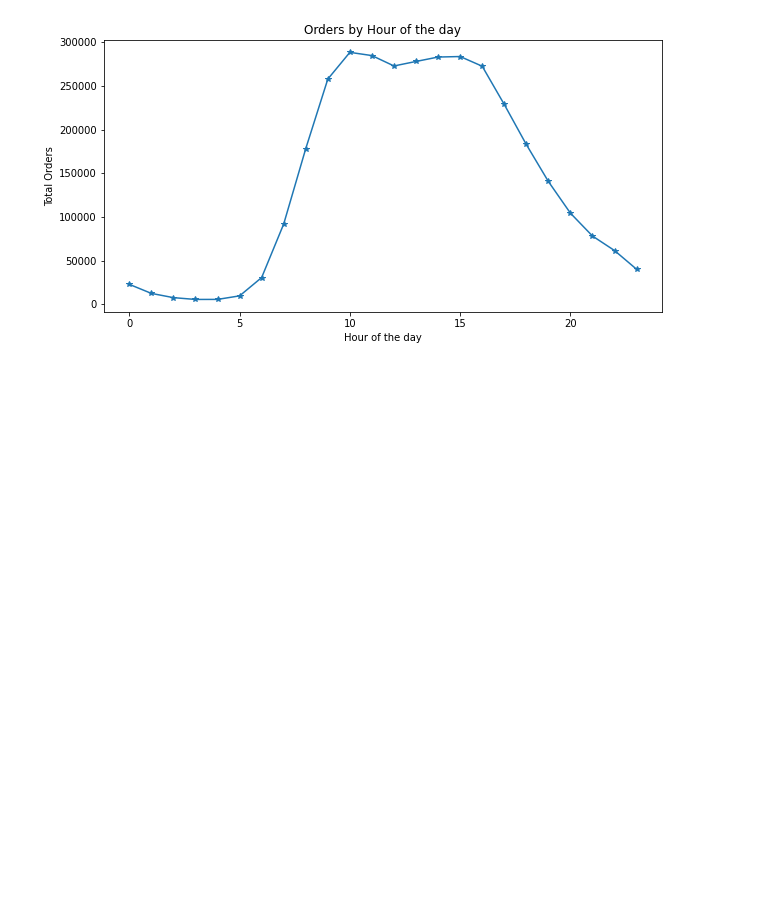
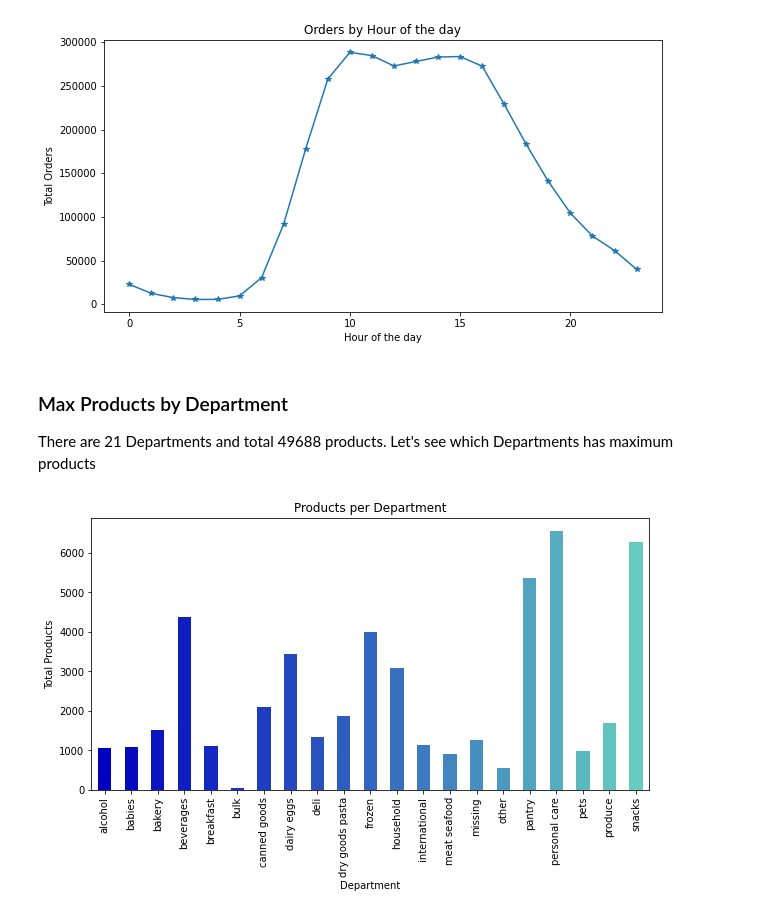
Before and after one commit to suvigyajain0101/RecSys, a Jupyter notebook: MarketBasketAnalysis/MarketBasketAnalysis.ipynb, the cells around one changed output. Drawn from its saved outputs; the diff is of its cells as text; code cells hidden in the pictures; blank space fills up the shorter version.

```diff
--- a/MarketBasketAnalysis/MarketBasketAnalysis.ipynb
+++ b/MarketBasketAnalysis/MarketBasketAnalysis.ipynb
@@ -196,3 +196,22 @@ orders_grouped.plot(style='-*', title='Orders by Hour of the day', ylabel='Total
          xlabel='Hour of the day', figsize=(10, 5));
 # %% [output]
 [figure]
+# %% [markdown]
+### Max Products by Department
+
+There are 21 Departments and total 49688 products. Let's see which Departments has maximum products
+# %%
+# Merge Products and Departments, and add Department Name to products df
+products_df_with_dept_name = products.merge(departments, on='department_id',how='left')
+
+# Group by Department and count products
+prod_dept_grouped = products_df_with_dept_name.groupby(['department'])['product_id'].count()
+
+# Define Color list - (r,g,b) values
+my_colors = [(x/50.0, x/25.0, 0.75) for x in range(len(prod_dept_grouped))]
+
+# Plot the bar chart
+prod_dept_grouped.plot(kind='bar', stacked = True,title='Products per Department', ylabel='Total Products',
+         xlabel='Department', figsize=(10, 5), rot = 90, color = my_colors);
+# %% [output]
+[figure, added]
```
